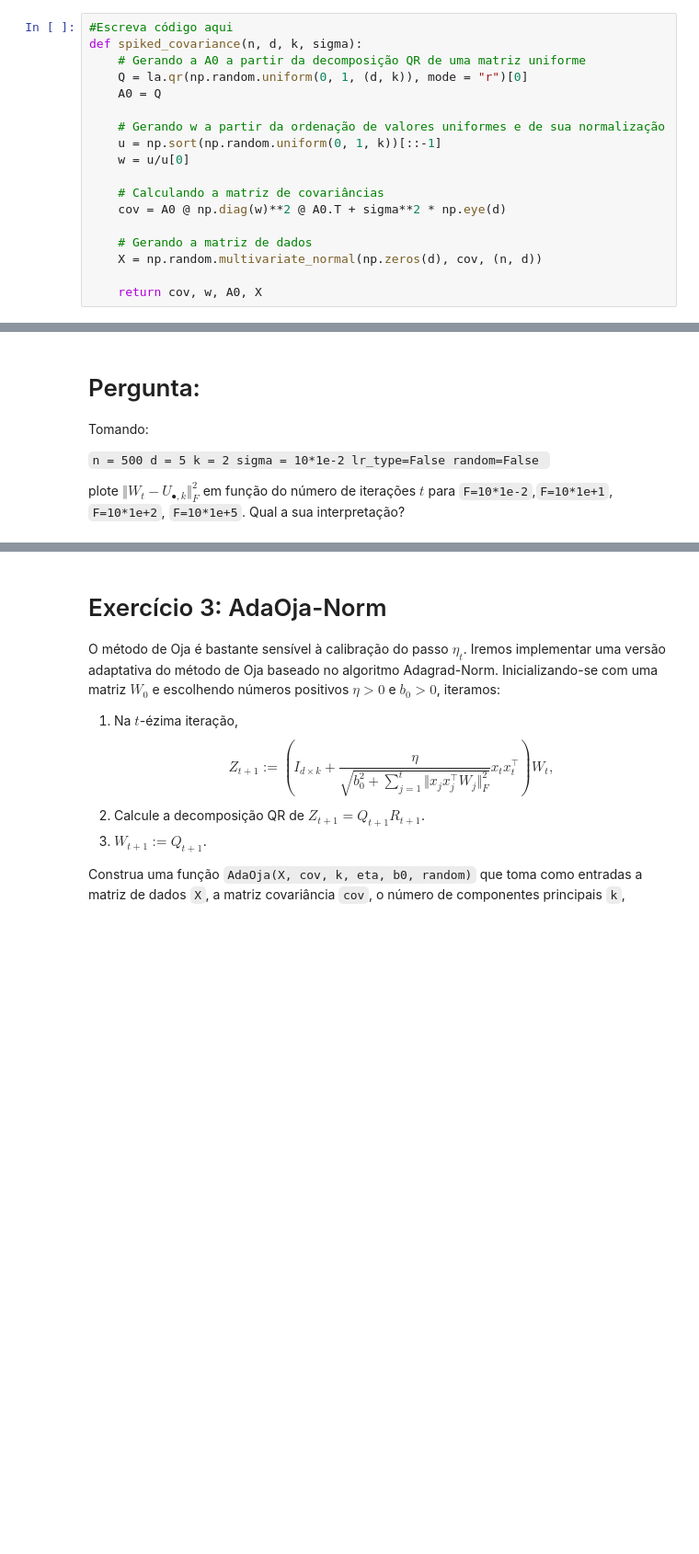
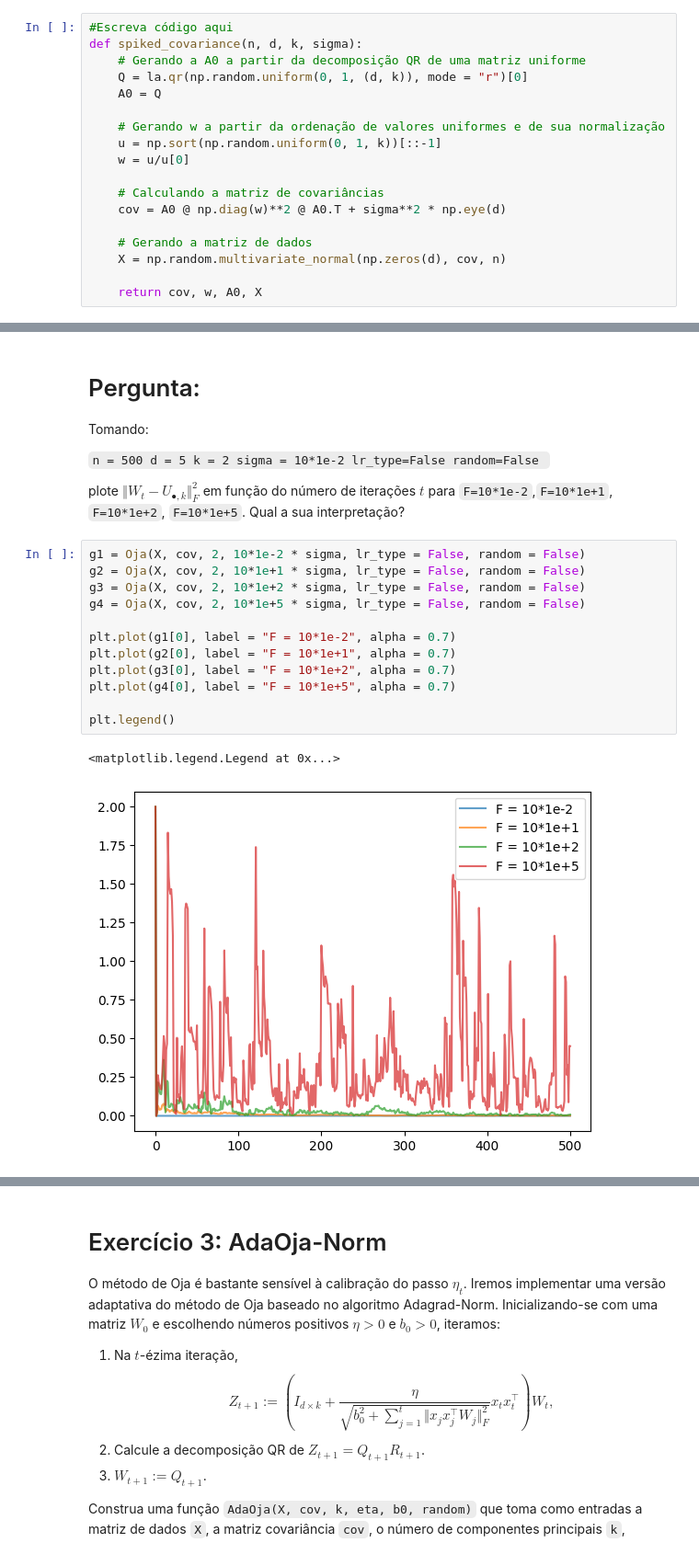
Before and after one commit to PedroPHC25/Otimizacao_Projetos, a Jupyter notebook: streaming_PCA.ipynb, the cells around one changed output, grey strips where cells are left out. Shown at 92% size. Cells and saved outputs as stored; diff of their text form; blank space fills up the shorter version.

```diff
--- a/streaming_PCA.ipynb
+++ b/streaming_PCA.ipynb
@@ -88,7 +88,7 @@ def spiked_covariance(n, d, k, sigma):
     cov = A0 @ np.diag(w)**2 @ A0.T + sigma**2 * np.eye(d)
 
     # Gerando a matriz de dados
-    X = np.random.multivariate_normal(np.zeros(d), cov, (n, d))
+    X = np.random.multivariate_normal(np.zeros(d), cov, n)
 
     return cov, w, A0, X
 # %%
@@ -151,3 +193,18 @@ Tomando:
 `
 
 plote $\Vert W_t - U_{\bullet,k}\Vert^2_F$ em função do número de iterações $t$ para `F=10*1e-2`,`F=10*1e+1`, `F=10*1e+2`, `F=10*1e+5`. Qual a sua interpretação?
+# %%
+g1 = Oja(X, cov, 2, 10*1e-2 * sigma, lr_type = False, random = False)
+g2 = Oja(X, cov, 2, 10*1e+1 * sigma, lr_type = False, random = False)
+g3 = Oja(X, cov, 2, 10*1e+2 * sigma, lr_type = False, random = False)
+g4 = Oja(X, cov, 2, 10*1e+5 * sigma, lr_type = False, random = False)
+
+plt.plot(g1[0], label = "F = 10*1e-2", alpha = 0.7)
+plt.plot(g2[0], label = "F = 10*1e+1", alpha = 0.7)
+plt.plot(g3[0], label = "F = 10*1e+2", alpha = 0.7)
+plt.plot(g4[0], label = "F = 10*1e+5", alpha = 0.7)
+
+plt.legend()
+# %% [output]
+<matplotlib.legend.Legend at 0x...>
+[figure, added]
```
Also changed, not shown: parts of 11 cells of this notebook.
